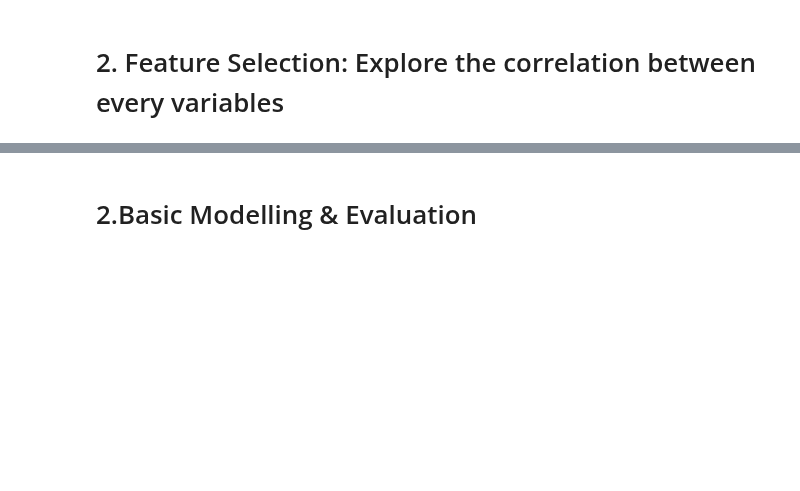
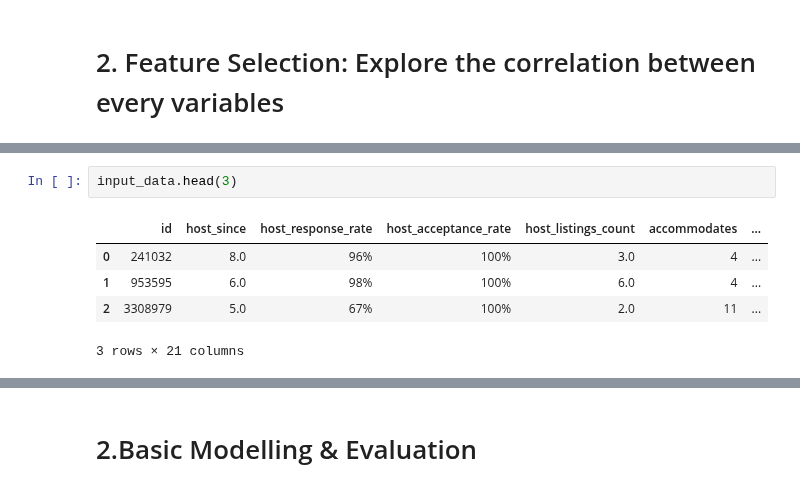
Before and after one commit to vivienfay/Airbnb-Seattle-Rental-Price-Prediction, a Jupyter notebook: Airbnb_price_prediction.ipynb, the cells around one changed output, grey strips where cells are left out. Cells and saved outputs as stored; diff of their text form; blank space fills up the shorter version.

```diff
--- a/Airbnb_price_prediction.ipynb
+++ b/Airbnb_price_prediction.ipynb
@@ -160 +259,9 @@ plt.show()
+# %%
+input_data.head(3)
+# %% [output]
+|  | id | host_since | host_response_rate | host_acceptance_rate | host_listings_count | accommodates | ... |
+| 0 | 241032 | 8.0 | 96% | 100% | 3.0 | 4 | ... |
+| 1 | 953595 | 6.0 | 98% | 100% | 6.0 | 4 | ... |
+| 2 | 3308979 | 5.0 | 67% | 100% | 2.0 | 11 | ... |
+3 rows × 21 columns
 # %%
```
Also changed, not shown: parts of 18 cells of this notebook.
